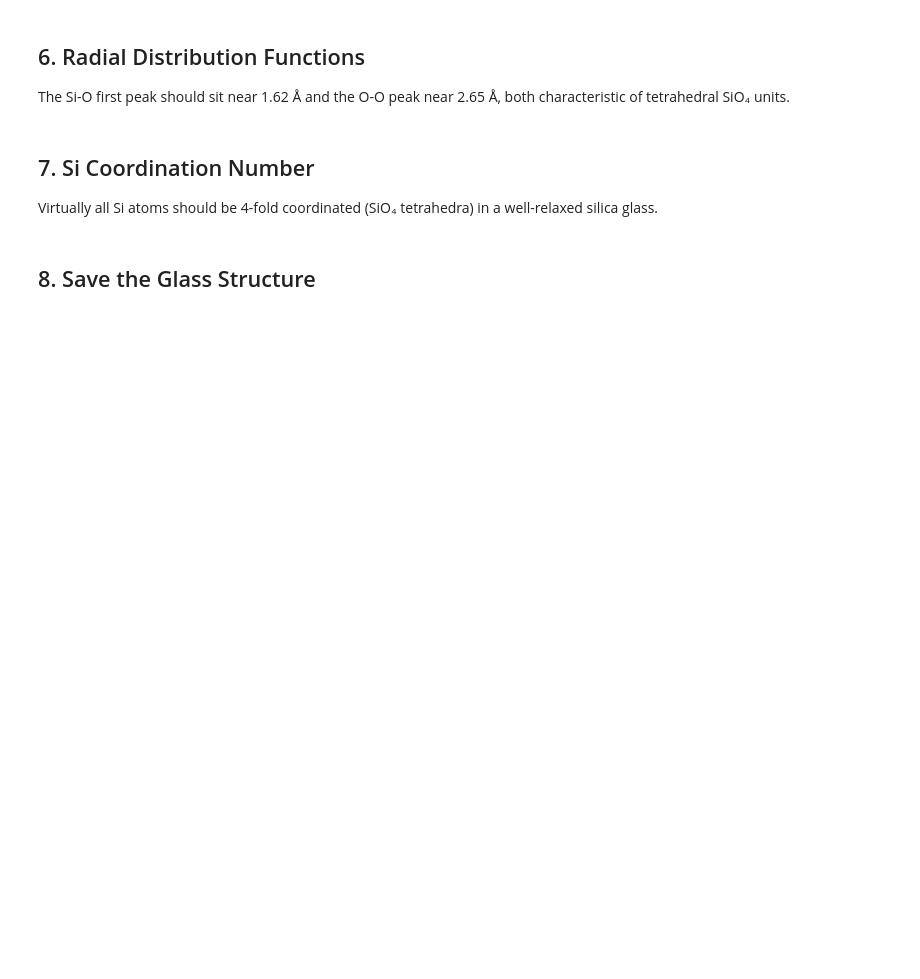
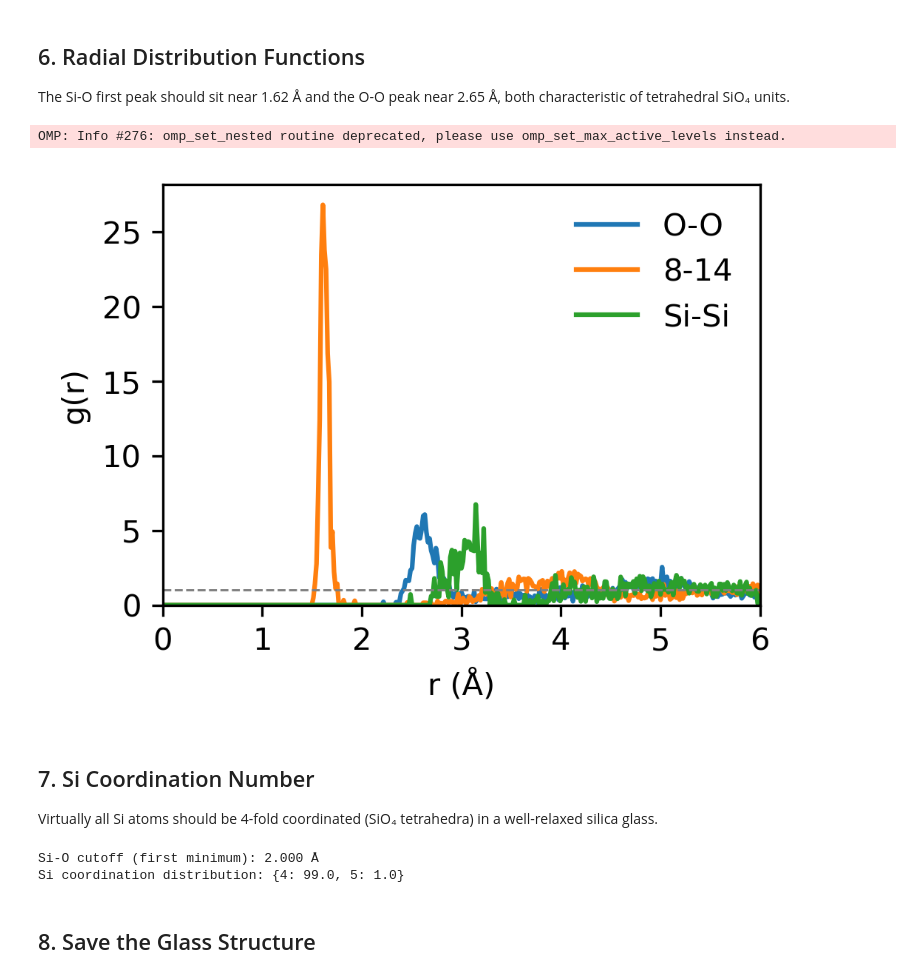
Before and after one commit to Atilaac/amorphouspy_meltquench, a Jupyter notebook: example.ipynb, the cells around one changed output. Saved outputs shown, nothing was run; the diff lists cells and outputs as text; code cells hidden in the pictures; blank space fills up the shorter version.

```diff
--- a/example.ipynb
+++ b/example.ipynb
@@ -144,36 +180,42 @@ The Si-O first peak should sit near 1.62 Å and the O-O peak near 2.65 Å, both
 # %%
 r, rdfs, cumcn = am.compute_rdf(
     structure=glass,
     r_max=8.0,
     n_bins=500,
     type_pairs=[(14, 8), (8, 8), (14, 14)],  # Si-O, O-O, Si-Si
 )
 
 pair_labels = {(14, 8): "Si-O", (8, 8): "O-O", (14, 14): "Si-Si"}
 
-fig, ax = plt.subplots(figsize=(5.5, 3.5), dpi=150)
+fig, ax = plt.subplots(figsize=(3.5, 3.5/1.3333), dpi=300)
 for (zi, zj), g in rdfs.items():
     ax.plot(r, g, label=pair_labels.get((zi, zj), f"{zi}-{zj}"))
 ax.axhline(1, ls="--", color="gray", lw=0.7)
 ax.set_xlabel("r (Å)")
 ax.set_ylabel("g(r)")
 ax.set_xlim(0, 6)
-ax.set_title("Partial RDFs — SiO₂ glass (SHIK)")
-ax.legend()
+ax.set_ylim(0, None)
+ax.legend(frameon=False)
 plt.tight_layout()
 plt.show()
+# %% [output]
+OMP: Info #276: omp_set_nested routine deprecated, please use omp_set_max_active_levels instead.
+[figure, added]
 # %% [markdown]
 ## 7. Si Coordination Number
 
 Virtually all Si atoms should be 4-fold coordinated (SiO₄ tetrahedra) in a well-relaxed silica glass.
 # %%
 # Use the first RDF minimum (~2.3 Å for Si-O) as the coordination cutoff
-si_o_pair = (14, 8)
-r_cutoff = am.find_rdf_minimum(r, rdfs[si_o_pair], r_range=(1.8, 2.8))
+si_o_pair = (8, 14)
+r_cutoff = 2.0
 print(f"Si-O cutoff (first minimum): {r_cutoff:.3f} Å")
 
-cn_dist = am.compute_coordination(glass, center_type=14, neighbor_type=8, r_cutoff=r_cutoff)
+cn_dist = am.compute_coordination(glass, target_type=14, neighbor_types=[8], cutoff=r_cutoff)
 print(f"Si coordination distribution: {dict(sorted(cn_dist.items()))}")
+# %% [output]
+Si-O cutoff (first minimum): 2.000 Å
+Si coordination distribution: {4: 99.0, 5: 1.0}
 # %% [markdown]
 ## 8. Save the Glass Structure
 # %%
```
Also changed, not shown: parts of 7 cells of this notebook, 4 other files.
